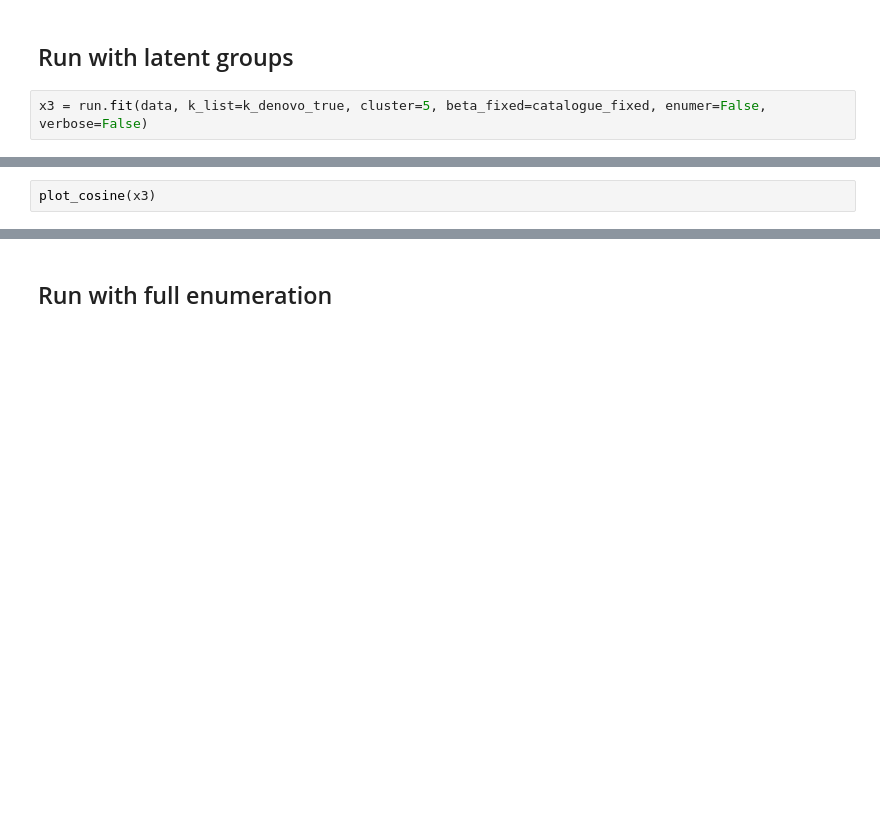
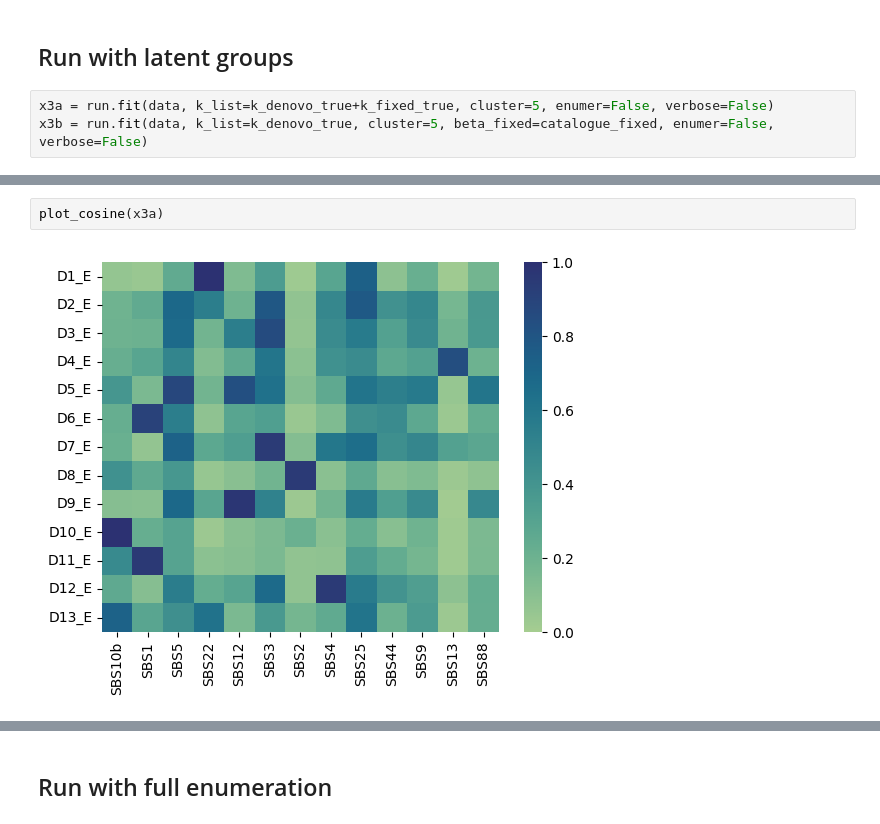
Before and after one commit to edithvillegas/pybasilicah, a Jupyter notebook: test_simul.ipynb, the cells around one changed output, grey strips where cells are left out. Saved outputs shown, nothing was run; the diff lists cells and outputs as text; blank space fills up the shorter version.

Commit message:
minor changes in the unsupervised clustering model

```diff
--- a/test_simul.ipynb
+++ b/test_simul.ipynb
@@ -78,4 +88,5 @@ for i in range(N):
 # %% [markdown]
 ## Run with latent groups
 # %%
-x3 = run.fit(data, k_list=k_denovo_true, cluster=5, beta_fixed=catalogue_fixed, enumer=False, verbose=False)
+x3a = run.fit(data, k_list=k_denovo_true+k_fixed_true, cluster=5, enumer=False, verbose=False)
+x3b = run.fit(data, k_list=k_denovo_true, cluster=5, beta_fixed=catalogue_fixed, enumer=False, verbose=False)
@@ -82,2 +111,4 @@ x3 = run.fit(data, k_list=k_denovo_true, cluster=5, beta_fixed=catalogue_fixed,
 # %%
-plot_cosine(x3)
+plot_cosine(x3a)
+# %% [output]
+[figure, added]
```
Also changed, not shown: parts of 33 cells of this notebook, 4 other files.
